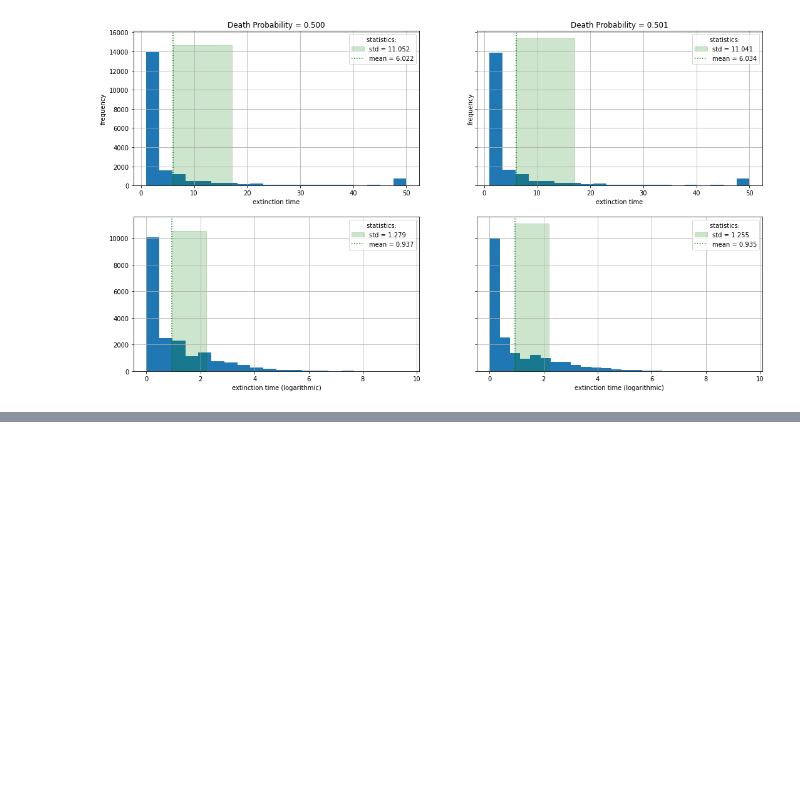
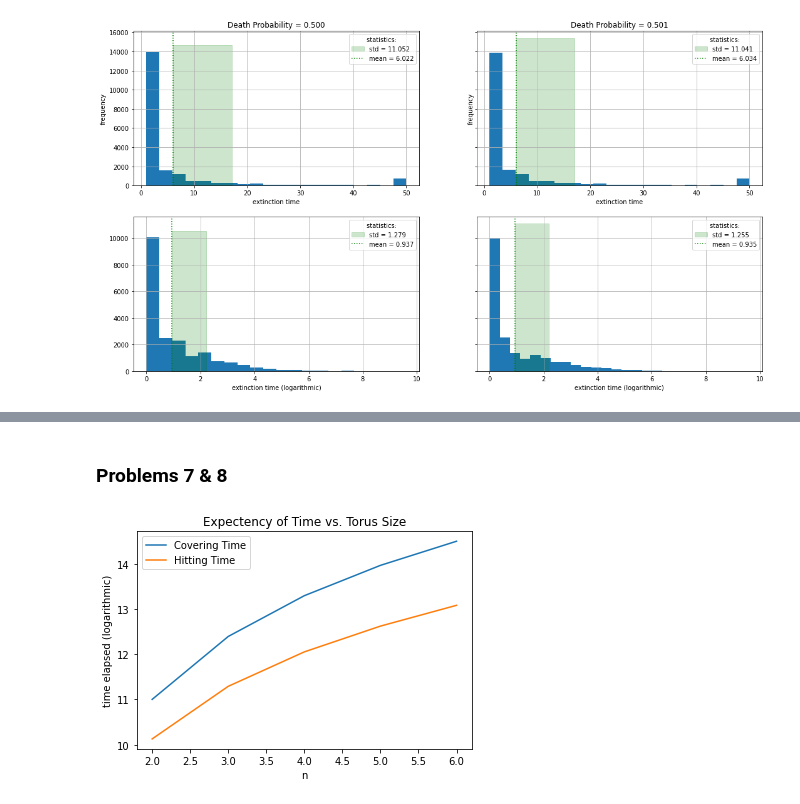
Before and after one commit to MohsenGhodrati/Homeworks, a Jupyter notebook: Applied Stochastic Processes - Spring 2022.ipynb, the cells around one changed output, grey strips where cells are left out. Saved outputs shown, nothing was run; the diff lists cells and outputs as text; code cells hidden in the pictures; blank space fills up the shorter version.

```diff
--- a/Applied Stochastic Processes - Spring 2022.ipynb
+++ b/Applied Stochastic Processes - Spring 2022.ipynb
@@ -203,0 +269,41 @@ plt.show()
+# %% [markdown]
+### Problems 7 & 8
+# %%
+T = 10000
+N = 7
+
+covering_time = np.zeros(N)
+hitting_time = np.zeros(N)
+for n in range(2, N):
+    hitting_times_matrix = np.zeros([n, n])
+    for t in range(T):
+        seen = np.zeros([n, n], dtype=bool)
+        theta = np.zeros([n, n])
+        current_position = np.zeros(2, dtype=int)
+        seen[0, 0] = True
+        time_elapsed = 0
+        while ~seen.all():
+            time_elapsed += 1
+            component = int(np.random.rand() > 0.5)
+            direction = int(np.sign(np.random.rand() - 0.5))
+            direction = (-1 if direction == 0 else direction)
+            current_position += np.array([component, 1-component]) * direction
+            current_position[current_position < 0] += n
+            current_position[current_position >= n] -= n
+            a, b = current_position[0], current_position[1]
+            if not seen[a, b]:
+                theta[a, b] = time_elapsed
+            seen[a, b] = True
+        hitting_times_matrix += theta
+        covering_time[n] += theta.max()
+        hitting_time[n] += theta.mean()
+
+plt.plot(range(2, N), np.log(covering_time[2:N]), label='Covering Time')
+plt.plot(range(2, N), np.log(hitting_time[2:N]), label='Hitting Time')
+plt.title("Expectency of Time vs. Torus Size")
+plt.xlabel('n')
+plt.ylabel('time elapsed (logarithmic)')
+plt.legend()
+plt.show()
+# %% [output]
+[figure, added]
```
Also changed, not shown: parts of 7 cells of this notebook.
